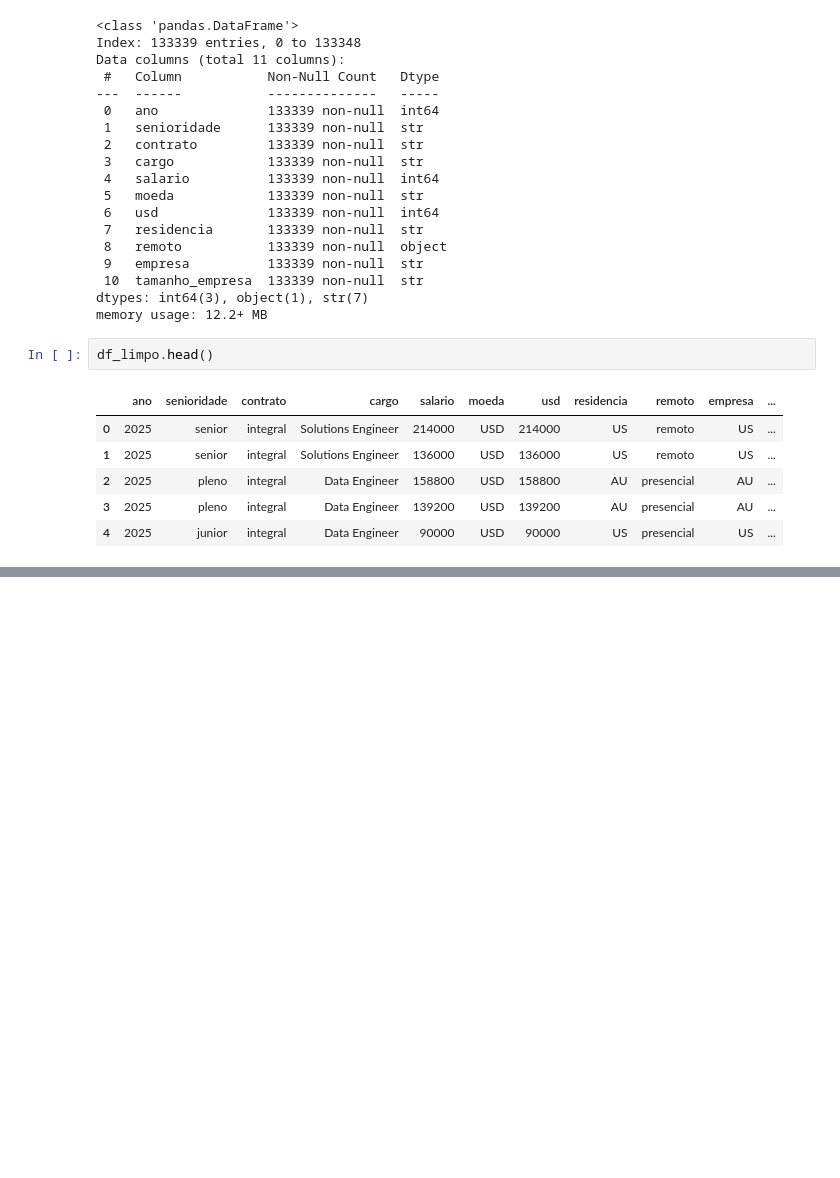
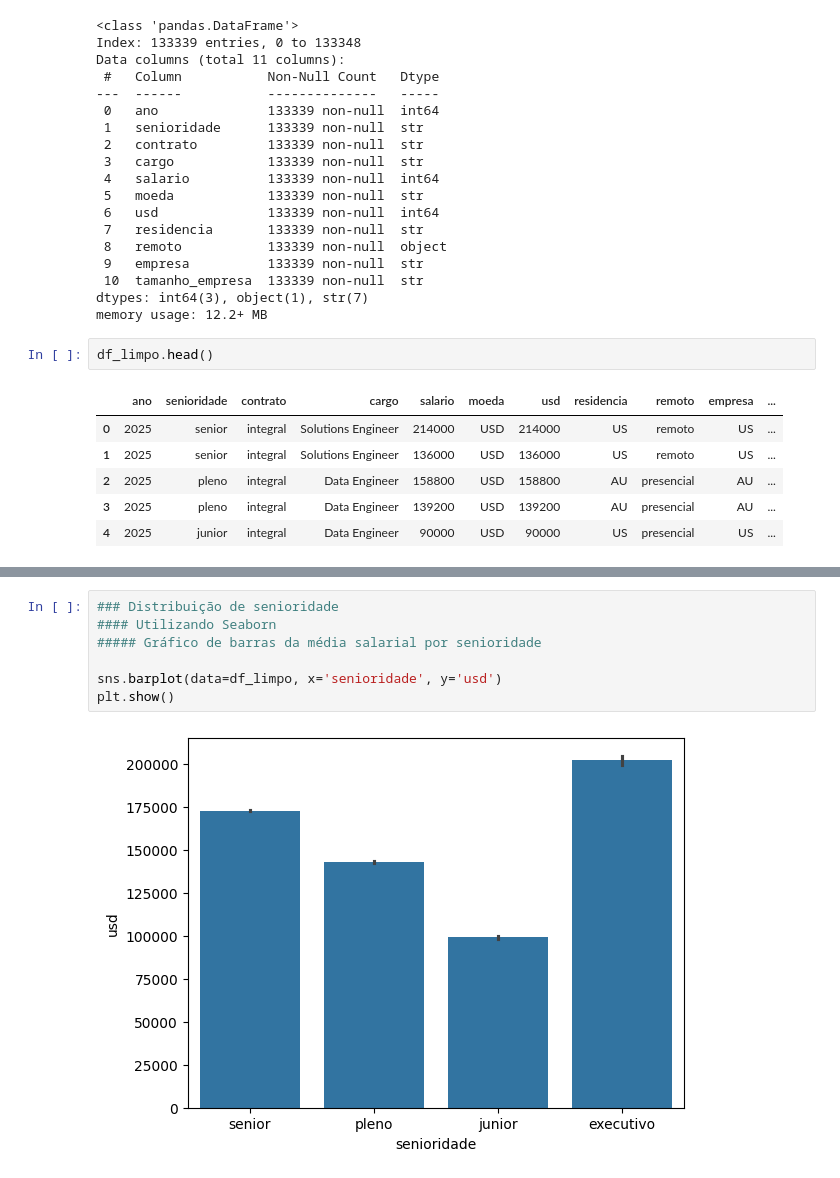
Before and after one commit to gabrielanebbia/alura-dados-com-python, a Jupyter notebook: aula-3/aula3.ipynb, the cells around one changed output, grey strips where cells are left out. Cells and saved outputs as stored; diff of their text form; blank space fills up the shorter version.

Commit message:
aula-3: adiciona grafico de distribuicao de senioridade utilizando seaborn e matplotlib

```diff
--- a/aula-3/aula3.ipynb
+++ b/aula-3/aula3.ipynb
@@ -103,3 +108,12 @@ plt.tight_layout()
 plt.show()
 # %% [output]
 [figure]
+# %%
+### Distribuição de senioridade
+#### Utilizando Seaborn
+##### Gráfico de barras da média salarial por senioridade
+
+sns.barplot(data=df_limpo, x='senioridade', y='usd')
+plt.show()
+# %% [output]
+[figure, added]
```
Also changed, not shown: parts of 12 cells of this notebook.
